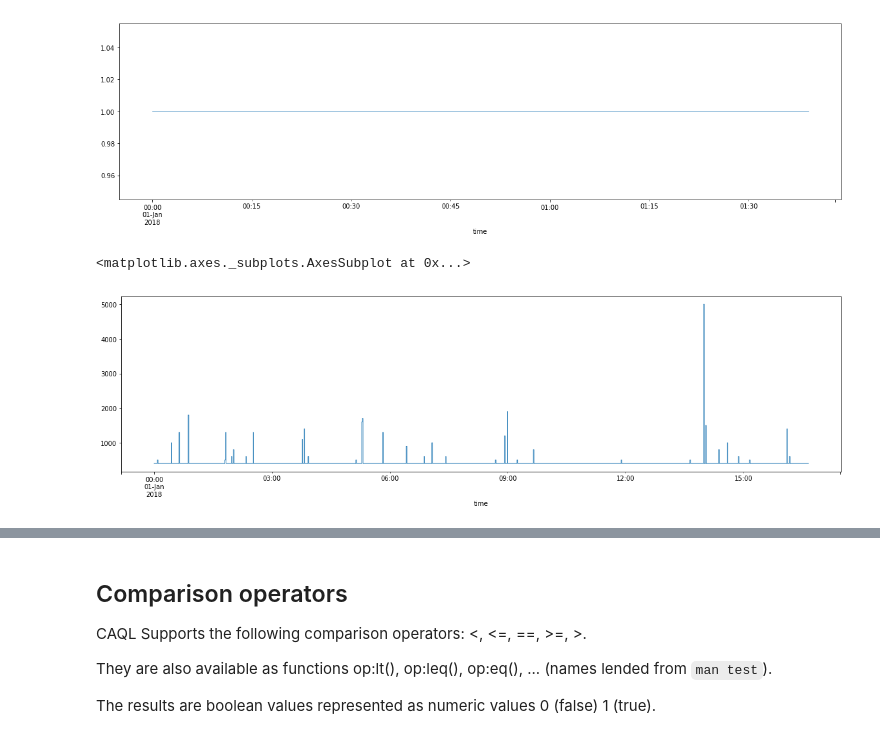
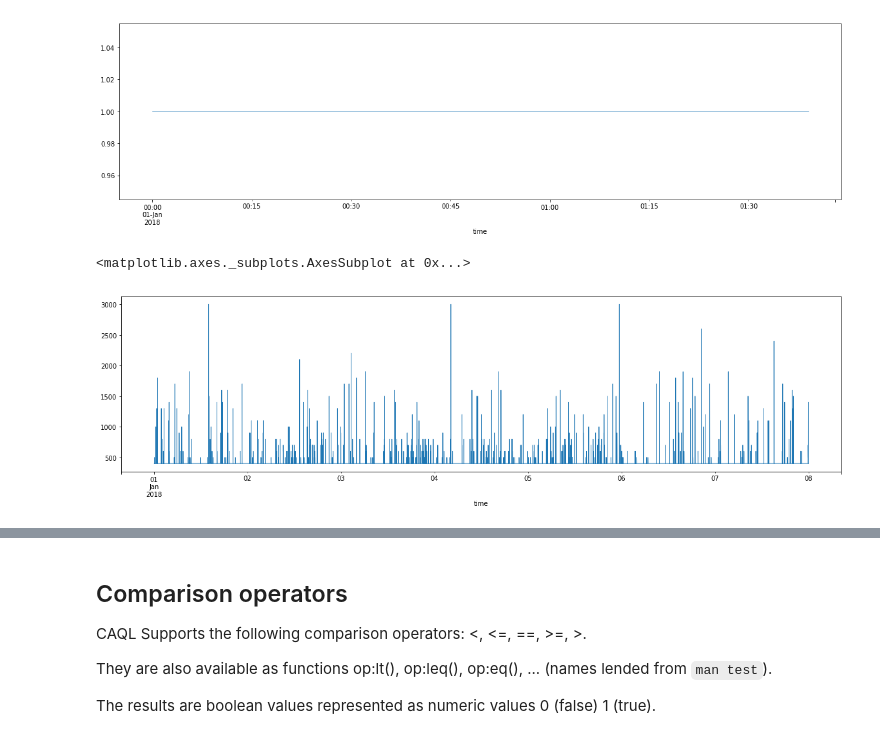
Before and after one commit to circonus-labs/caql-examples, a Jupyter notebook: 5. CAQL Stream Operations.ipynb, the cells around one changed output, grey strips where cells are left out. Drawn from its saved outputs; the diff is of its cells as text; code cells hidden in the pictures.

```diff
--- a/5. CAQL Stream Operations.ipynb
+++ b/5. CAQL Stream Operations.ipynb
@@ -23,11 +23,11 @@ caql_plot('demo', '''
 # %%
 caql_plot("demo",'''
 
 metric:average("673044d5-379a-4037-89e5-c0694ef756ed","duration") + 3
-| op:prod{100}
-| stats:min(5000) // limit spike height
+| op:prod(100)
+| stats:min(3000) // limit spike height
 
-''', datetime(2018,1,1), 60, 1000)
+''', datetime(2018,1,1), 60, 60*24*7)
 # %% [output]
 <matplotlib.axes._subplots.AxesSubplot at 0x...>
-[figure, old version]
+[figure, new version]
```
Also changed, not shown: parts of 14 cells of this notebook, 3 other files.
